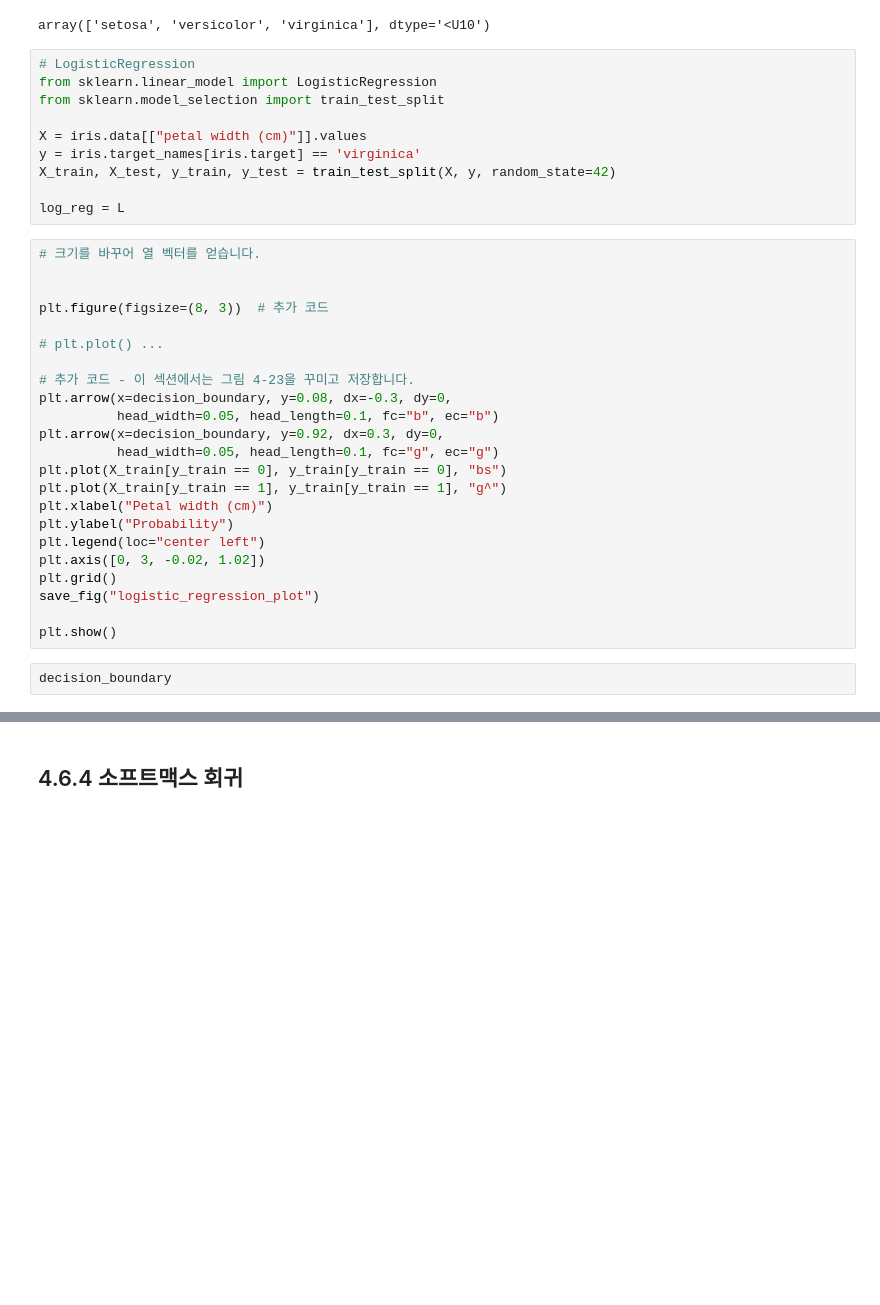
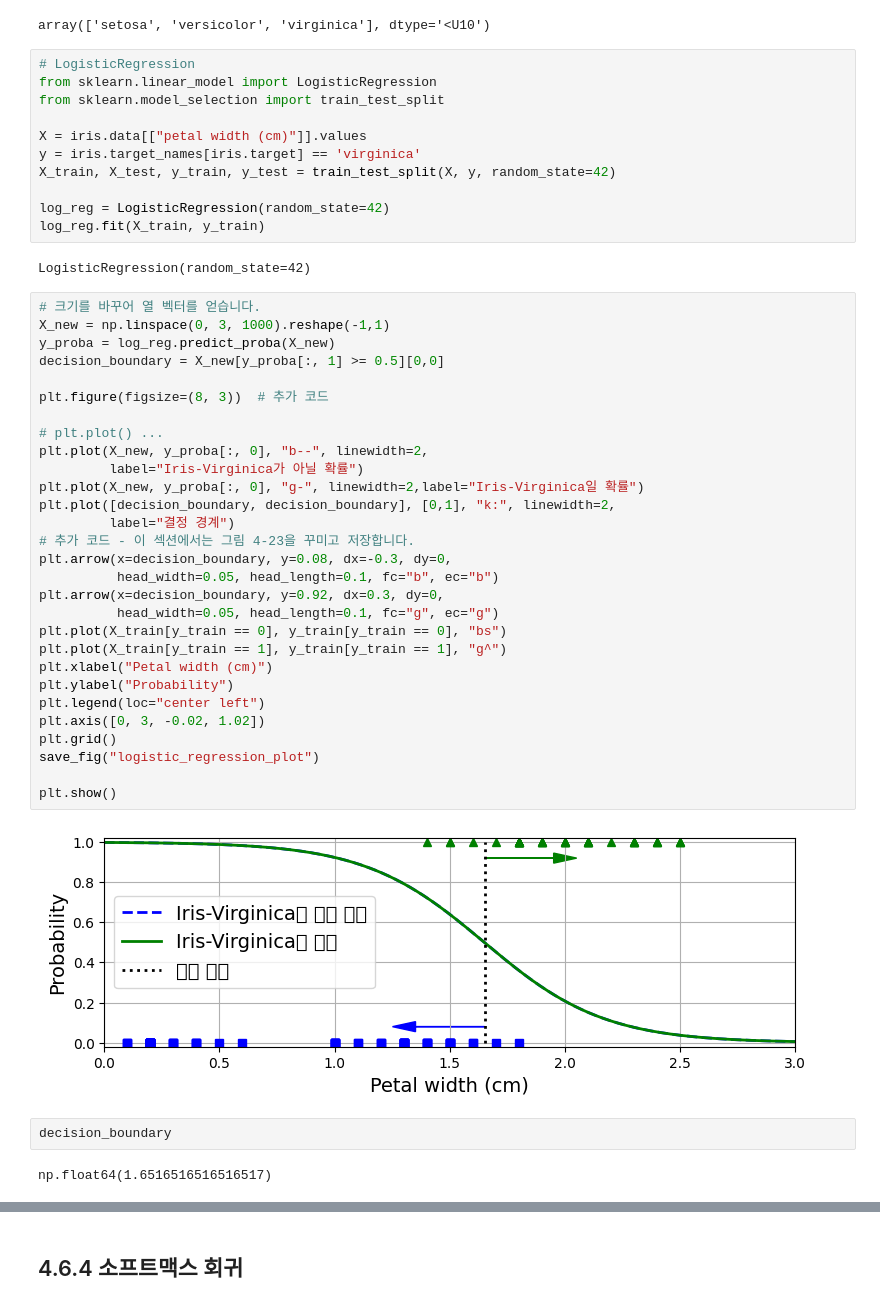
Before and after one commit to aaronkr-classroom/6-model-training-pm-jooyounghan1, a Jupyter notebook: 04_training_linear_models.ipynb, the cells around one changed output, grey strips where cells are left out. Drawn from its saved outputs; the diff is of its cells as text; blank space fills up the shorter version.

```diff
--- a/04_training_linear_models.ipynb
+++ b/04_training_linear_models.ipynb
@@ -845,31 +847,44 @@ X = iris.data[["petal width (cm)"]].values
 y = iris.target_names[iris.target] == 'virginica'
 X_train, X_test, y_train, y_test = train_test_split(X, y, random_state=42)
 
-log_reg = L
+log_reg = LogisticRegression(random_state=42)
+log_reg.fit(X_train, y_train)
+# %% [output]
+LogisticRegression(random_state=42)
 # %%
 # 크기를 바꾸어 열 벡터를 얻습니다.
-
+X_new = np.linspace(0, 3, 1000).reshape(-1,1)
+y_proba = log_reg.predict_proba(X_new)
+decision_boundary = X_new[y_proba[:, 1] >= 0.5][0,0]
 
 plt.figure(figsize=(8, 3))  # 추가 코드
 
 # plt.plot() ...
-
+plt.plot(X_new, y_proba[:, 0], "b--", linewidth=2,
+         label="Iris-Virginica가 아닐 확률")
+plt.plot(X_new, y_proba[:, 0], "g-", linewidth=2,label="Iris-Virginica일 확률")
+plt.plot([decision_boundary, decision_boundary], [0,1], "k:", linewidth=2,
+         label="결정 경계")
 # 추가 코드 - 이 섹션에서는 그림 4-23을 꾸미고 저장합니다.
 plt.arrow(x=decision_boundary, y=0.08, dx=-0.3, dy=0,
           head_width=0.05, head_length=0.1, fc="b", ec="b")
 plt.arrow(x=decision_boundary, y=0.92, dx=0.3, dy=0,
           head_width=0.05, head_length=0.1, fc="g", ec="g")
 plt.plot(X_train[y_train == 0], y_train[y_train == 0], "bs")
 plt.plot(X_train[y_train == 1], y_train[y_train == 1], "g^")
 plt.xlabel("Petal width (cm)")
 plt.ylabel("Probability")
 plt.legend(loc="center left")
 plt.axis([0, 3, -0.02, 1.02])
 plt.grid()
 save_fig("logistic_regression_plot")
 
 plt.show()
+# %% [output]
+[figure, added]
 # %%
 decision_boundary
+# %% [output]
+np.float64(1.6516516516516517)
 # %%
 log_reg.predict([[1.7], [1.5]])
```
Also changed, not shown: parts of 9 cells of this notebook.
